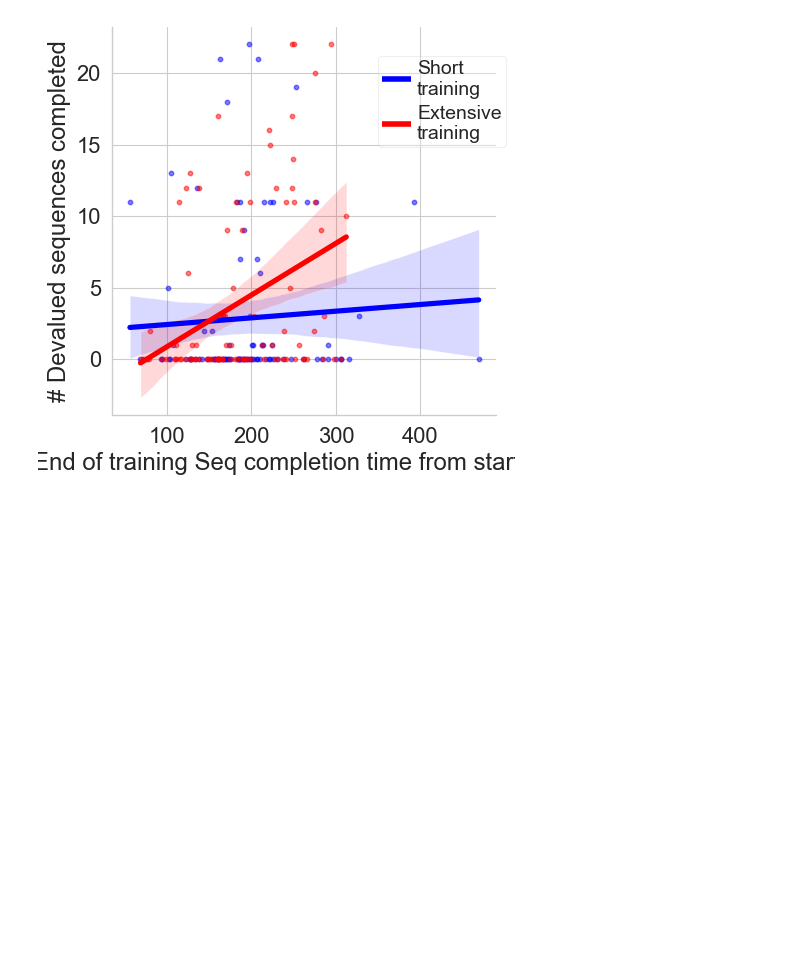
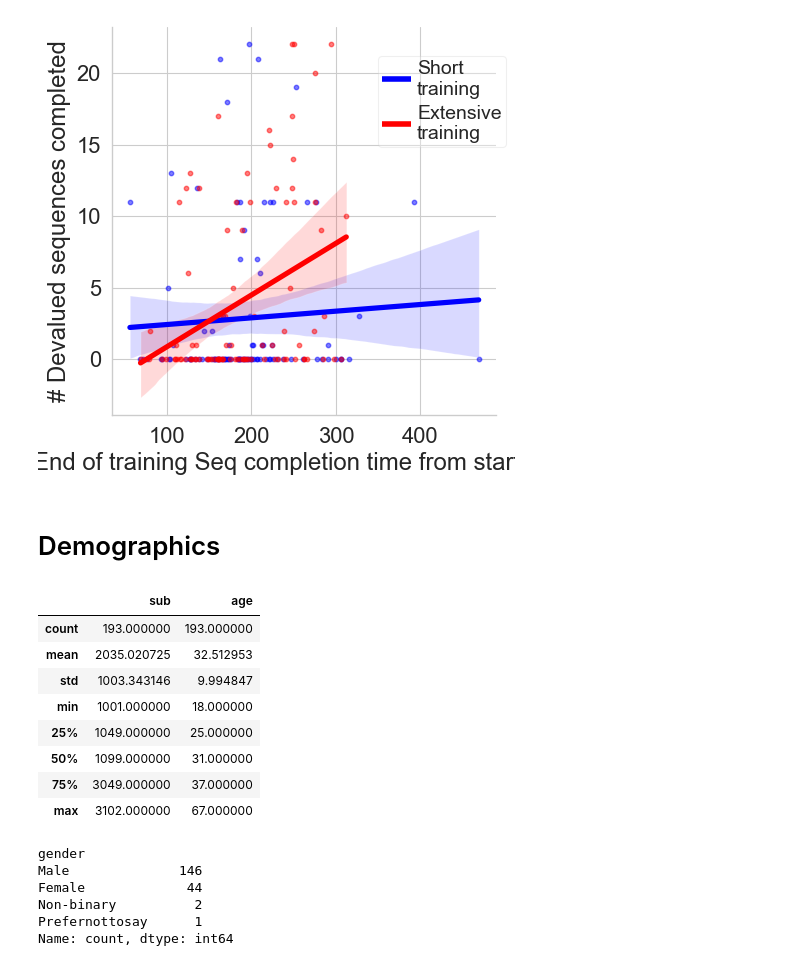
Before and after one commit to ranigera/Habit_and_Automaticity, a Jupyter notebook: ANALYSIS/Study1_analysis.ipynb, the cells around one changed output. Drawn from its saved outputs; the diff is of its cells as text; code cells hidden in the pictures; blank space fills up the shorter version.

```diff
--- a/ANALYSIS/Study1_analysis.ipynb
+++ b/ANALYSIS/Study1_analysis.ipynb
@@ -43,10 +43,12 @@ The rpy2.ipython extension is already loaded. To reload it, use:
 main_data_df = pd.read_pickle('parsed_data/main_data_df.pkl')
 CT_data = pd.read_pickle('parsed_data/CT_data.pkl')
 gambles = pd.read_pickle('parsed_data/gambles.pkl')
+demographic_data = pd.read_csv('parsed_data/demographic_data_STUDY1.csv')
 
 main_data_df = main_data_df.reset_index(drop=True)
 CT_data = CT_data.reset_index(drop=True)
 gambles = gambles.reset_index(drop=True)
+demographic_data = demographic_data.reset_index(drop=True)
 
 # Helper functions for IPI calculations:
 # -----------------------------
@@ -375,11 +377,13 @@ main_data_df = main_data_df[~main_data_df['sub'].isin(PRE_REG_EXCLUSIONS_LIST)]
 CT_data = CT_data[~CT_data['sub'].isin(PRE_REG_EXCLUSIONS_LIST)]
 gambles = gambles[~gambles['sub'].isin(PRE_REG_EXCLUSIONS_LIST)]
 IPI_consistency_data_by_trial = IPI_consistency_data_by_trial[~IPI_consistency_data_by_trial['sub'].isin(PRE_REG_EXCLUSIONS_LIST)]
+demographic_data = demographic_data[~demographic_data['sub'].isin(PRE_REG_EXCLUSIONS_LIST)]
 
 main_data_df = main_data_df.reset_index(drop=True)
 CT_data = CT_data.reset_index(drop=True)
 gambles = gambles.reset_index(drop=True)
 IPI_consistency_data_by_trial = IPI_consistency_data_by_trial.reset_index(drop=True)
+demographic_data = demographic_data.reset_index(drop=True)
 # %% [output]
 [1056, 1081, 3005, 3021, 3055, 3056, 3084, 3091, 3095]
 # %%
@@ -3647,3 +3651,24 @@ legend = plt.legend(
 # %% [output]
 Pearson correlation for end_of_training_pred with devaluation ratio: 0.192, p-value: 0.0037
 [figure]
+# %% [markdown]
+# Demographics
+# %%
+display(demographic_data.describe())
+display(demographic_data.gender.value_counts())
+# %% [output]
+|  | sub | age |
+| count | 193.000000 | 193.000000 |
+| mean | 2035.020725 | 32.512953 |
+| std | 1003.343146 | 9.994847 |
+| min | 1001.000000 | 18.000000 |
+| 25% | 1049.000000 | 25.000000 |
+| 50% | 1099.000000 | 31.000000 |
+| 75% | 3049.000000 | 37.000000 |
+| max | 3102.000000 | 67.000000 |
+gender
+Male              146
+Female             44
+Non-binary          2
+Prefernottosay      1
+Name: count, dtype: int64
```
Also changed, not shown: 5 other files.
